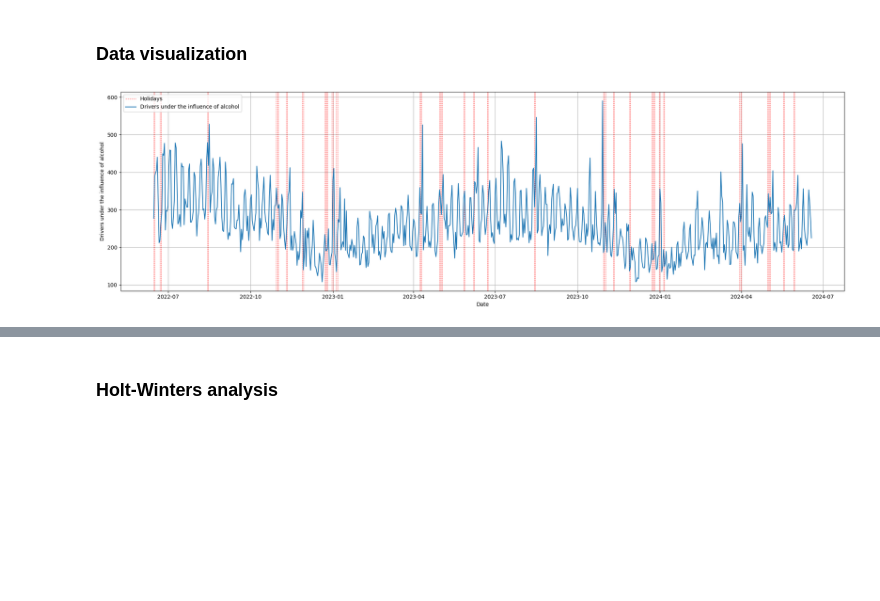
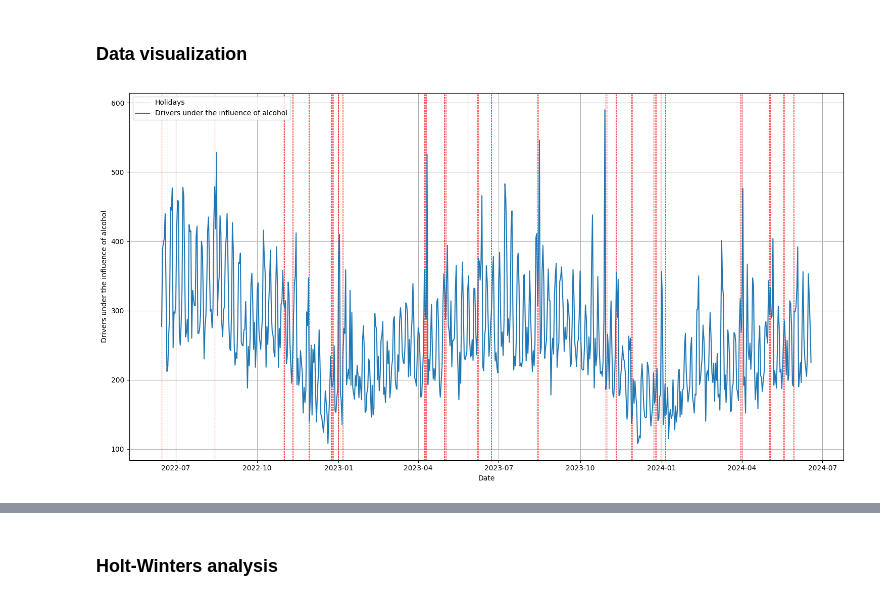
Before and after one commit to AdamKozakowski/Car_accidents_in_Poland_Adam_Kozakowski_Katarzyna_Bocian, a Jupyter notebook: Car_accidents_in_Poland_Adam_Kozakowski_Katarzyna_Bocian.ipynb, the cells around one changed output, grey strips where cells are left out. Drawn from its saved outputs; the diff is of its cells as text; code cells hidden in the pictures; blank space fills up the shorter version.

Commit message:
Added plotting without the background

```diff
--- a/Car_accidents_in_Poland_Adam_Kozakowski_Katarzyna_Bocian.ipynb
+++ b/Car_accidents_in_Poland_Adam_Kozakowski_Katarzyna_Bocian.ipynb
@@ -140,23 +140,24 @@ cal.holidays(2024)
 # %% [markdown]
 ### Data visualization
 # %%
-plt.figure(figsize=(20, 6))
+plt.figure(figsize=(15, 8), facecolor='none')
 
 holidays = df.index[df['is_holiday'] == True]
 
 plt.axvline(x=holidays[0], color='red', linestyle='--', linewidth=0.7, alpha=0.7, label='Holidays')
 # Plot the rest without labels
 for holiday in holidays[1:]:
     plt.axvline(x=holiday, color='red', linestyle='--', linewidth=0.7, alpha=0.7, label='_nolegend_')
 
 plt.plot(df.index, df["Drivers_under_the_influence_of_alcohol"], label = 'Drivers under the influence of alcohol')
 plt.xlabel('Date')
 plt.ylabel('Drivers under the influence of alcohol')
 plt.title('')
 plt.legend()
 plt.grid(True)
 plt.tight_layout()
+plt.savefig('plot.png', transparent=True)
 
 plt.show()
 # %% [output]
-[figure, old version]
+[figure, new version]
```
Also changed, not shown: parts of 3 cells of this notebook.
